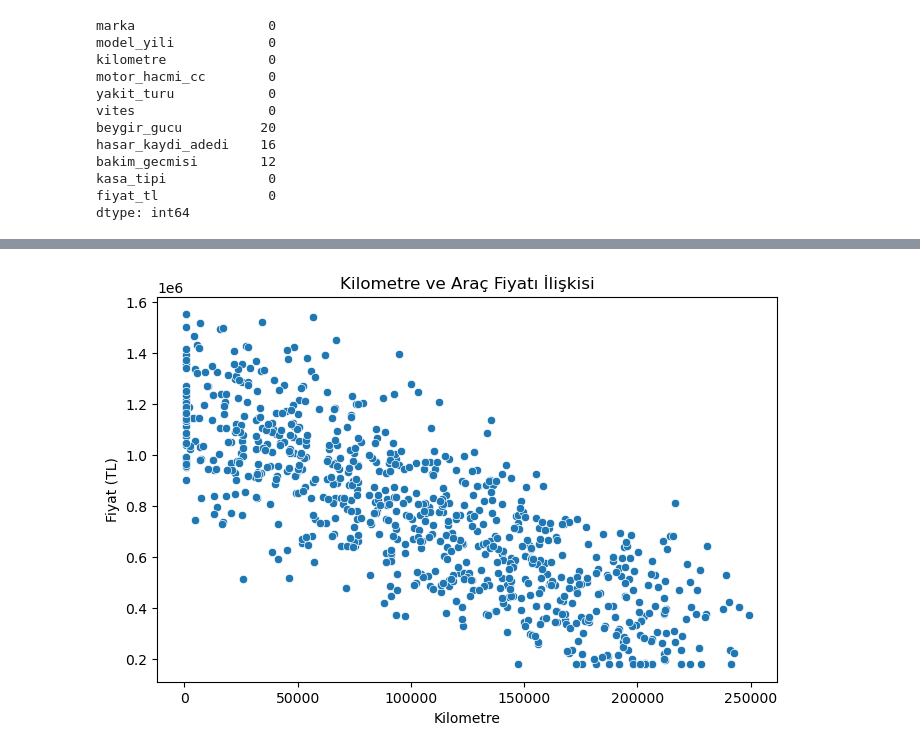
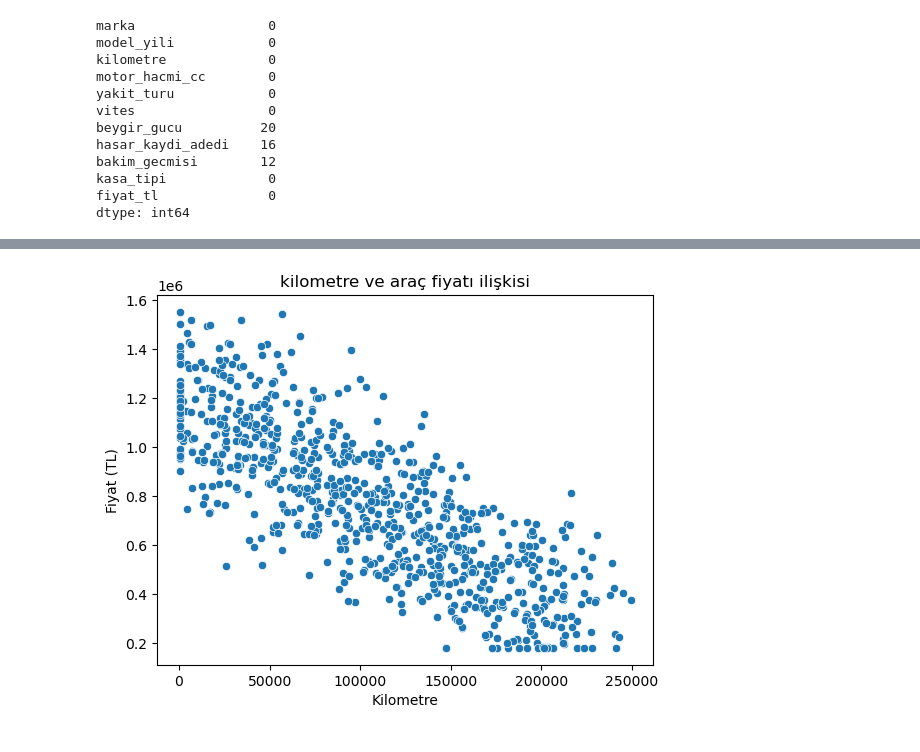
Before and after one commit to FurkanTsdmr/DataScience, a Jupyter notebook: ML/BasicExampleML/aracfiyat.ipynb, the cells around one changed output, grey strips where cells are left out. Saved outputs shown, nothing was run; the diff lists cells and outputs as text; code cells hidden in the pictures.

```diff
--- a/ML/BasicExampleML/aracfiyat.ipynb
+++ b/ML/BasicExampleML/aracfiyat.ipynb
@@ -106,16 +85,12 @@ plt.show()
 # %%
-plt.figure(figsize=(8, 5))
-
 sns.scatterplot(
     data=df,
     x="kilometre",
     y="fiyat_tl"
 )
-
-plt.title("Kilometre ve Araç Fiyatı İlişkisi")
+plt.title("kilometre ve araç fiyatı ilişkisi")
 plt.xlabel("Kilometre")
 plt.ylabel("Fiyat (TL)")
-
 plt.show()
 # %% [output]
-[figure, old version]
+[figure, new version]
```
Also changed, not shown: parts of 27 cells of this notebook, 2 other files.
